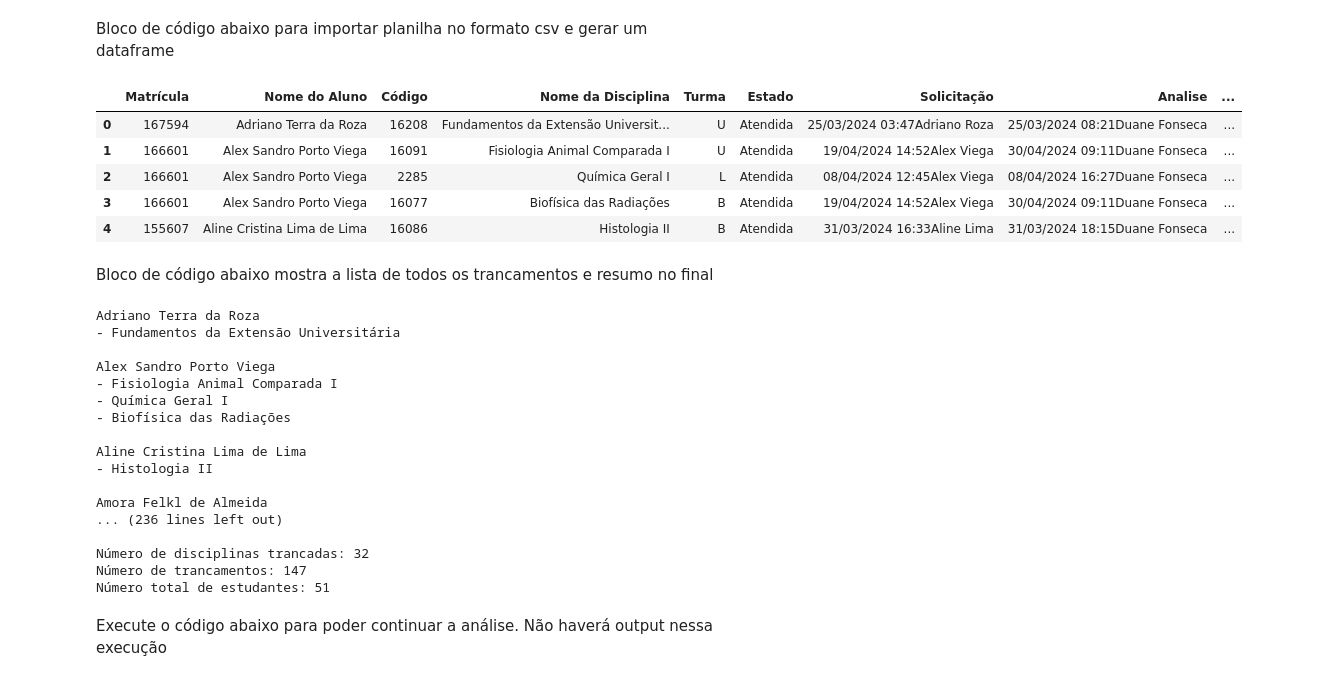
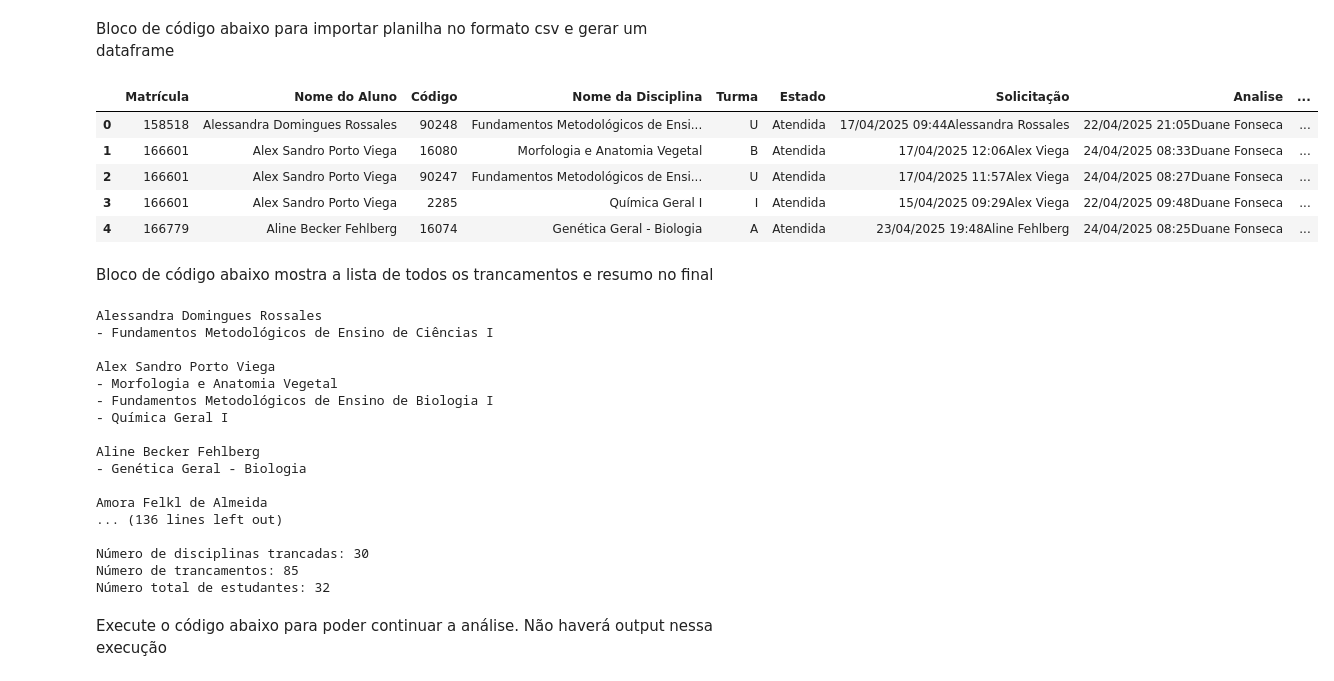
Before and after one commit to duanefonseca/CricketML, a Jupyter notebook: analise_trancamentos_2024.ipynb, the cells around one changed output. Saved outputs shown, nothing was run; the diff lists cells and outputs as text; code cells hidden in the pictures.

```diff
--- a/analise_trancamentos_2024.ipynb
+++ b/analise_trancamentos_2024.ipynb
@@ -5,25 +5,25 @@ Bloco de código abaixo para importar planilha no formato csv e gerar um datafra
 # %%
 import pandas as pd
 
 # Load the CSV file into a DataFrame
-file_path = '/content/trancamentos_2024_1.csv'
+file_path = '/content/trancamentos_2025_1.csv'
 #df = pd.read_csv(file_path, encoding='ISO-8859-1')  # Assuming the encoding might be ISO-8859-1 if there are special characters
 try:
     df = pd.read_csv(file_path, encoding='utf-8')
     sample_data = df.head()
 except Exception as e:
     sample_data = str(e)
 
 sample_data
 # Show the first few rows of the DataFrame
 df.head()
 # %% [output]
 |  | Matrícula | Nome do Aluno | Código | Nome da Disciplina | Turma | Estado | Solicitação | Analise | ... |
-| 0 | 167594 | Adriano Terra da Roza | 16208 | Fundamentos da Extensão Universit... | U | Atendida | 25/03/2024 03:47Adriano Roza | 25/03/2024 08:21Duane Fonseca | ... |
-| 1 | 166601 | Alex Sandro Porto Viega | 16091 | Fisiologia Animal Comparada I | U | Atendida | 19/04/2024 14:52Alex Viega | 30/04/2024 09:11Duane Fonseca | ... |
-| 2 | 166601 | Alex Sandro Porto Viega | 2285 | Química Geral I | L | Atendida | 08/04/2024 12:45Alex Viega | 08/04/2024 16:27Duane Fonseca | ... |
-| 3 | 166601 | Alex Sandro Porto Viega | 16077 | Biofísica das Radiações | B | Atendida | 19/04/2024 14:52Alex Viega | 30/04/2024 09:11Duane Fonseca | ... |
-| 4 | 155607 | Aline Cristina Lima de Lima | 16086 | Histologia II | B | Atendida | 31/03/2024 16:33Aline Lima | 31/03/2024 18:15Duane Fonseca | ... |
+| 0 | 158518 | Alessandra Domingues Rossales | 90248 | Fundamentos Metodológicos de Ensi... | U | Atendida | 17/04/2025 09:44Alessandra Rossales | 22/04/2025 21:05Duane Fonseca | ... |
+| 1 | 166601 | Alex Sandro Porto Viega | 16080 | Morfologia e Anatomia Vegetal | B | Atendida | 17/04/2025 12:06Alex Viega | 24/04/2025 08:33Duane Fonseca | ... |
+| 2 | 166601 | Alex Sandro Porto Viega | 90247 | Fundamentos Metodológicos de Ensi... | U | Atendida | 17/04/2025 11:57Alex Viega | 24/04/2025 08:27Duane Fonseca | ... |
+| 3 | 166601 | Alex Sandro Porto Viega | 2285 | Química Geral I | I | Atendida | 15/04/2025 09:29Alex Viega | 22/04/2025 09:48Duane Fonseca | ... |
+| 4 | 166779 | Aline Becker Fehlberg | 16074 | Genética Geral - Biologia | A | Atendida | 23/04/2025 19:48Aline Fehlberg | 24/04/2025 08:25Duane Fonseca | ... |
 # %% [markdown]
 Bloco de código abaixo mostra a lista de todos os trancamentos e resumo no final
 # %%
@@ -52,23 +52,23 @@ print(f"Número de trancamentos: {total_disciplinas}")
 total_students = df['Nome do Aluno'].nunique()
 print(f"Número total de estudantes: {total_students}")
 # %% [output]
-Adriano Terra da Roza
-- Fundamentos da Extensão Universitária
+Alessandra Domingues Rossales
+- Fundamentos Metodológicos de Ensino de Ciências I
 
 Alex Sandro Porto Viega
-- Fisiologia Animal Comparada I
+- Morfologia e Anatomia Vegetal
+- Fundamentos Metodológicos de Ensino de Biologia I
 - Química Geral I
-- Biofísica das Radiações
 
-Aline Cristina Lima de Lima
-- Histologia II
+Aline Becker Fehlberg
+- Genética Geral - Biologia
 
 Amora Felkl de Almeida
-... (236 lines left out)
+... (136 lines left out)
 
-Número de disciplinas trancadas: 32
-Número de trancamentos: 147
-Número total de estudantes: 51
+Número de disciplinas trancadas: 30
+Número de trancamentos: 85
+Número total de estudantes: 32
 # %% [markdown]
 Execute o código abaixo para poder continuar a análise. Não haverá output nessa execução
 # %%
```
Also changed, not shown: parts of 6 cells of this notebook.
